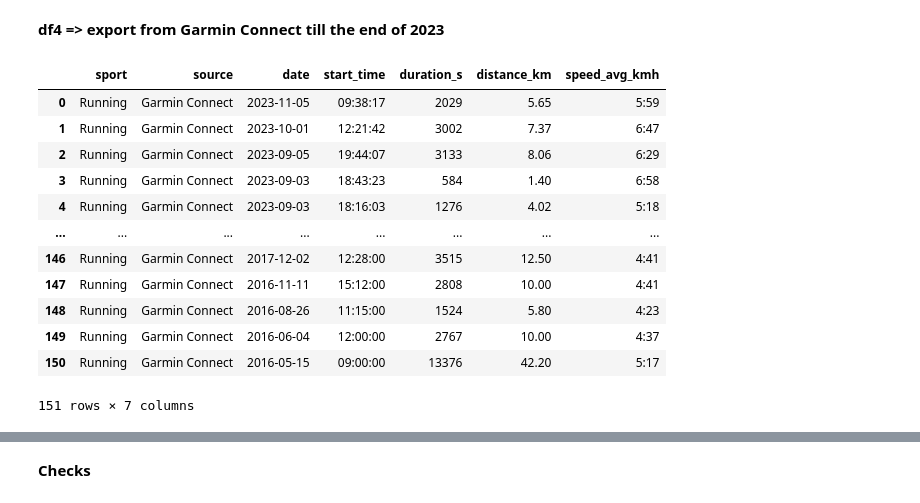
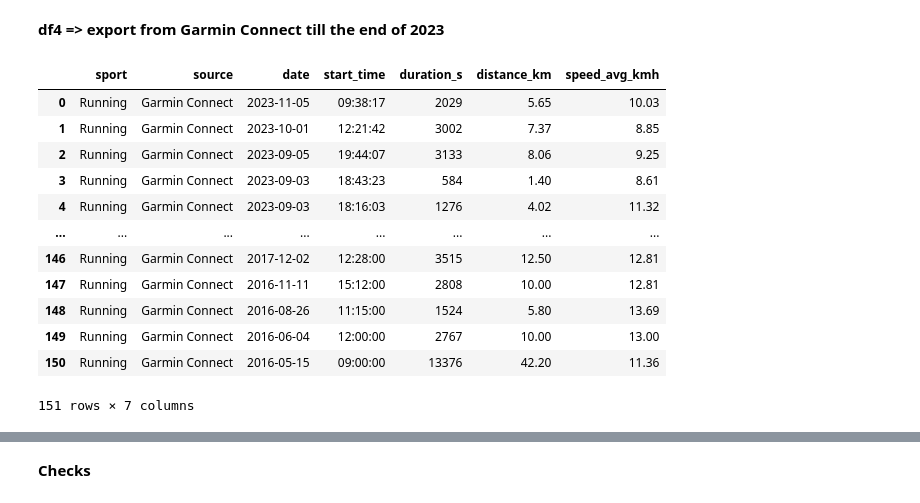
Before and after one commit to slazur83/Tableau, a Jupyter notebook: Workouts.ipynb, the cells around one changed output, grey strips where cells are left out. Saved outputs shown, nothing was run; the diff lists cells and outputs as text; code cells hidden in the pictures.

```diff
--- a/Workouts.ipynb
+++ b/Workouts.ipynb
@@ -167,33 +164,37 @@ display(df3)
 # %% [markdown]
 **df4 => export from Garmin Connect till the end of 2023**
 # %%
+def convert_pace_to_speed(pace):
+    pace_in_seconds = int(pace.split(':')[0]) * 60 + int(pace.split(':')[1])
+    speed_in_kph = 3600 / pace_in_seconds
+    return speed_in_kph
+
 df4 = pd.read_csv(workouts_folder_path4, skip_blank_lines=False)
 df4['source'] = 'Garmin Connect'
 df4['Typ aktywności'] = df4['Typ aktywności'].replace('Bieganie', 'Running')
 df4['Czas'] = pd.to_timedelta(df4['Czas']).dt.total_seconds()
 df4['Czas'] = df4['Czas'].astype('int64')
 
 df4['Data'] = pd.to_datetime(df4['Data'])
 df4['start_time'] = df4['Data'].dt.time
 df4['Data'] = df4['Data'].dt.date
 
-#df4["Średnie tempo"] = df4["Średnie tempo"] * 60
-
 df4.rename(columns={'Typ aktywności': 'sport', "Data": 'date', "Czas": "duration_s", "Dystans": "distance_km", "Średnie tempo": "speed_avg_kmh"}, inplace=True)
-
+df4['speed_avg_kmh'] = df4['speed_avg_kmh'].apply(convert_pace_to_speed).round(2)
 df4 = df4[['sport', 'source', 'date', 'start_time', 'duration_s', 'distance_km', 'speed_avg_kmh']]
+df4['date'] = pd.to_datetime(df4['date'])
 display(df4)
 # %% [output]
 |  | sport | source | date | start_time | duration_s | distance_km | speed_avg_kmh |
-| 0 | Running | Garmin Connect | 2023-11-05 | 09:38:17 | 2029 | 5.65 | 5:59 |
-| 1 | Running | Garmin Connect | 2023-10-01 | 12:21:42 | 3002 | 7.37 | 6:47 |
-| 2 | Running | Garmin Connect | 2023-09-05 | 19:44:07 | 3133 | 8.06 | 6:29 |
-| 3 | Running | Garmin Connect | 2023-09-03 | 18:43:23 | 584 | 1.40 | 6:58 |
-| 4 | Running | Garmin Connect | 2023-09-03 | 18:16:03 | 1276 | 4.02 | 5:18 |
+| 0 | Running | Garmin Connect | 2023-11-05 | 09:38:17 | 2029 | 5.65 | 10.03 |
+| 1 | Running | Garmin Connect | 2023-10-01 | 12:21:42 | 3002 | 7.37 | 8.85 |
+| 2 | Running | Garmin Connect | 2023-09-05 | 19:44:07 | 3133 | 8.06 | 9.25 |
+| 3 | Running | Garmin Connect | 2023-09-03 | 18:43:23 | 584 | 1.40 | 8.61 |
+| 4 | Running | Garmin Connect | 2023-09-03 | 18:16:03 | 1276 | 4.02 | 11.32 |
 | ... | ... | ... | ... | ... | ... | ... | ... |
-| 146 | Running | Garmin Connect | 2017-12-02 | 12:28:00 | 3515 | 12.50 | 4:41 |
-| 147 | Running | Garmin Connect | 2016-11-11 | 15:12:00 | 2808 | 10.00 | 4:41 |
-| 148 | Running | Garmin Connect | 2016-08-26 | 11:15:00 | 1524 | 5.80 | 4:23 |
-| 149 | Running | Garmin Connect | 2016-06-04 | 12:00:00 | 2767 | 10.00 | 4:37 |
-| 150 | Running | Garmin Connect | 2016-05-15 | 09:00:00 | 13376 | 42.20 | 5:17 |
+| 146 | Running | Garmin Connect | 2017-12-02 | 12:28:00 | 3515 | 12.50 | 12.81 |
+| 147 | Running | Garmin Connect | 2016-11-11 | 15:12:00 | 2808 | 10.00 | 12.81 |
+| 148 | Running | Garmin Connect | 2016-08-26 | 11:15:00 | 1524 | 5.80 | 13.69 |
+| 149 | Running | Garmin Connect | 2016-06-04 | 12:00:00 | 2767 | 10.00 | 13.00 |
+| 150 | Running | Garmin Connect | 2016-05-15 | 09:00:00 | 13376 | 42.20 | 11.36 |
 151 rows × 7 columns
```
Also changed, not shown: parts of 9 cells of this notebook.
